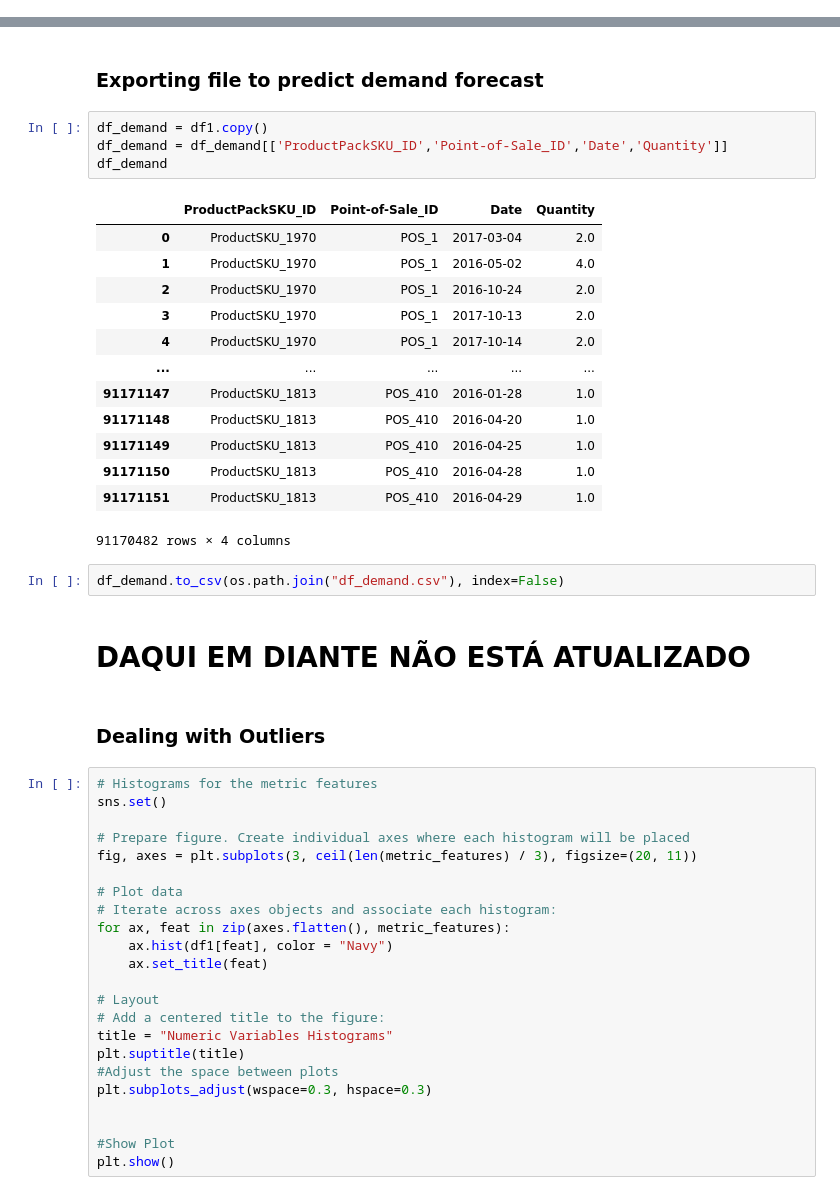
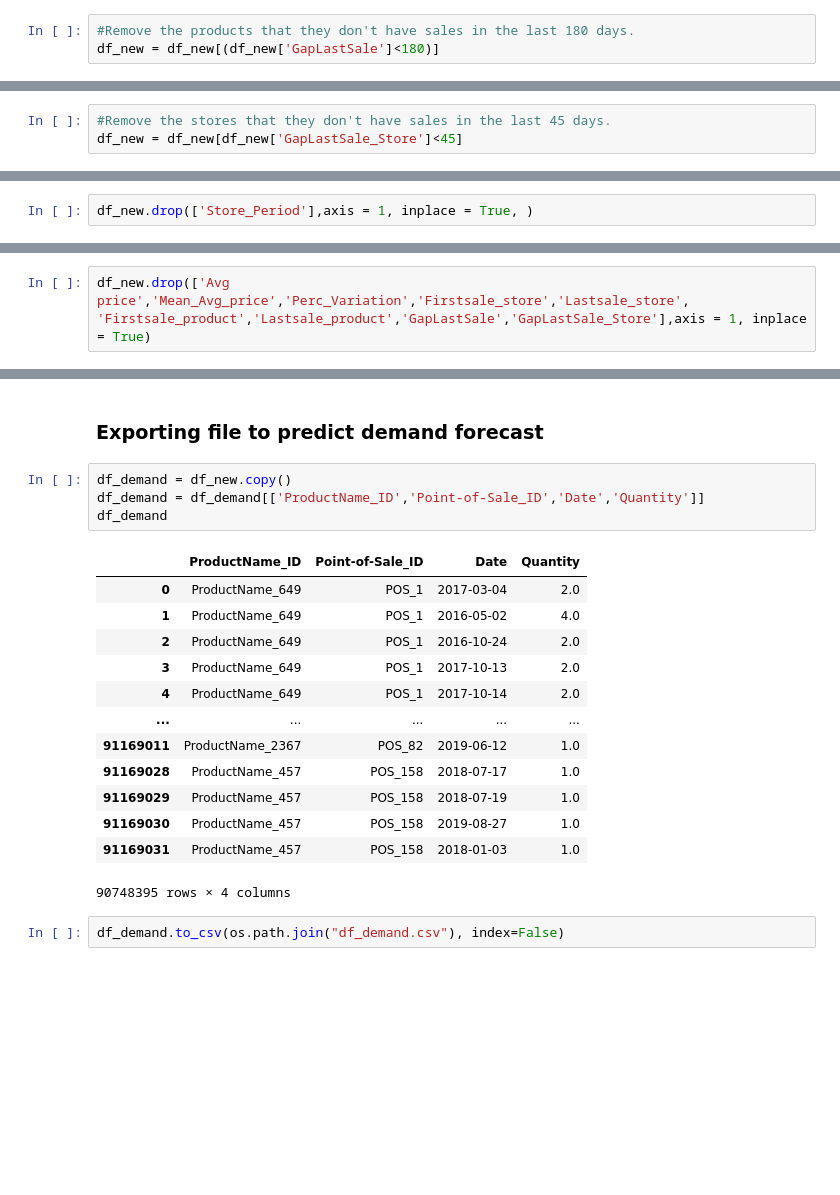
Before and after one commit to Debs86/Business_Cases_Projects, a Jupyter notebook: BC5/BC5 Notebook_D4BConsulting_Pre_processing.ipynb, the cells around one changed output, grey strips where cells are left out. Drawn from its saved outputs; the diff is of its cells as text; blank space fills up the shorter version.

```diff
--- a/BC5/BC5 Notebook_D4BConsulting_Pre_processing.ipynb
+++ b/BC5/BC5 Notebook_D4BConsulting_Pre_processing.ipynb
@@ -147,0 +818,3 @@ metric_features = ['Quantity','Sales Values','Avg price']
+# %%
+#Remove the products that they don't have sales in the last 180 days.
+df_new = df_new[(df_new['GapLastSale']<180)]
@@ -147,0 +842,3 @@ metric_features = ['Quantity','Sales Values','Avg price']
+# %%
+#Remove the stores that they don't have sales in the last 45 days.
+df_new = df_new[df_new['GapLastSale_Store']<45]
@@ -147,0 +870,2 @@ metric_features = ['Quantity','Sales Values','Avg price']
+# %%
+df_new.drop(['Store_Period'],axis = 1, inplace = True, )
@@ -147,0 +881,2 @@ metric_features = ['Quantity','Sales Values','Avg price']
+# %%
+df_new.drop(['Avg price','Mean_Avg_price','Perc_Variation','Firstsale_store','Lastsale_store', 'Firstsale_product','Lastsale_product','GapLastSale','GapLastSale_Store'],axis = 1, inplace = True)
@@ -148,49 +899,22 @@ metric_features = ['Quantity','Sales Values','Avg price']
 # %% [markdown]
 ### Exporting file to predict demand forecast
 # %%
-df_demand = df1.copy()
-df_demand = df_demand[['ProductPackSKU_ID','Point-of-Sale_ID','Date','Quantity']]
+df_demand = df_new.copy()
+df_demand = df_demand[['ProductName_ID','Point-of-Sale_ID','Date','Quantity']]
 df_demand
 # %% [output]
-|  | ProductPackSKU_ID | Point-of-Sale_ID | Date | Quantity |
-| 0 | ProductSKU_1970 | POS_1 | 2017-03-04 | 2.0 |
-| 1 | ProductSKU_1970 | POS_1 | 2016-05-02 | 4.0 |
-| 2 | ProductSKU_1970 | POS_1 | 2016-10-24 | 2.0 |
-| 3 | ProductSKU_1970 | POS_1 | 2017-10-13 | 2.0 |
-| 4 | ProductSKU_1970 | POS_1 | 2017-10-14 | 2.0 |
+|  | ProductName_ID | Point-of-Sale_ID | Date | Quantity |
+| 0 | ProductName_649 | POS_1 | 2017-03-04 | 2.0 |
+| 1 | ProductName_649 | POS_1 | 2016-05-02 | 4.0 |
+| 2 | ProductName_649 | POS_1 | 2016-10-24 | 2.0 |
+| 3 | ProductName_649 | POS_1 | 2017-10-13 | 2.0 |
+| 4 | ProductName_649 | POS_1 | 2017-10-14 | 2.0 |
 | ... | ... | ... | ... | ... |
-| 91171147 | ProductSKU_1813 | POS_410 | 2016-01-28 | 1.0 |
-| 91171148 | ProductSKU_1813 | POS_410 | 2016-04-20 | 1.0 |
-| 91171149 | ProductSKU_1813 | POS_410 | 2016-04-25 | 1.0 |
-| 91171150 | ProductSKU_1813 | POS_410 | 2016-04-28 | 1.0 |
-| 91171151 | ProductSKU_1813 | POS_410 | 2016-04-29 | 1.0 |
+| 91169011 | ProductName_2367 | POS_82 | 2019-06-12 | 1.0 |
+| 91169028 | ProductName_457 | POS_158 | 2018-07-17 | 1.0 |
+| 91169029 | ProductName_457 | POS_158 | 2018-07-19 | 1.0 |
+| 91169030 | ProductName_457 | POS_158 | 2019-08-27 | 1.0 |
+| 91169031 | ProductName_457 | POS_158 | 2018-01-03 | 1.0 |
-91170482 rows × 4 columns
+90748395 rows × 4 columns
 # %%
 df_demand.to_csv(os.path.join("df_demand.csv"), index=False)
-# %% [markdown]
-# DAQUI EM DIANTE NÃO ESTÁ ATUALIZADO
-# %% [markdown]
-### Dealing with Outliers
-# %%
-# Histograms for the metric features
-sns.set()
-
-# Prepare figure. Create individual axes where each histogram will be placed
-fig, axes = plt.subplots(3, ceil(len(metric_features) / 3), figsize=(20, 11))
-
-# Plot data
-# Iterate across axes objects and associate each histogram:
-for ax, feat in zip(axes.flatten(), metric_features):
-    ax.hist(df1[feat], color = "Navy")
-    ax.set_title(feat)
-
-# Layout
-# Add a centered title to the figure:
-title = "Numeric Variables Histograms"
-plt.suptitle(title)
-#Adjust the space between plots
-plt.subplots_adjust(wspace=0.3, hspace=0.3)
-
-
-#Show Plot
-plt.show()
```
Also changed, not shown: parts of 146 cells of this notebook, 1 other file.
